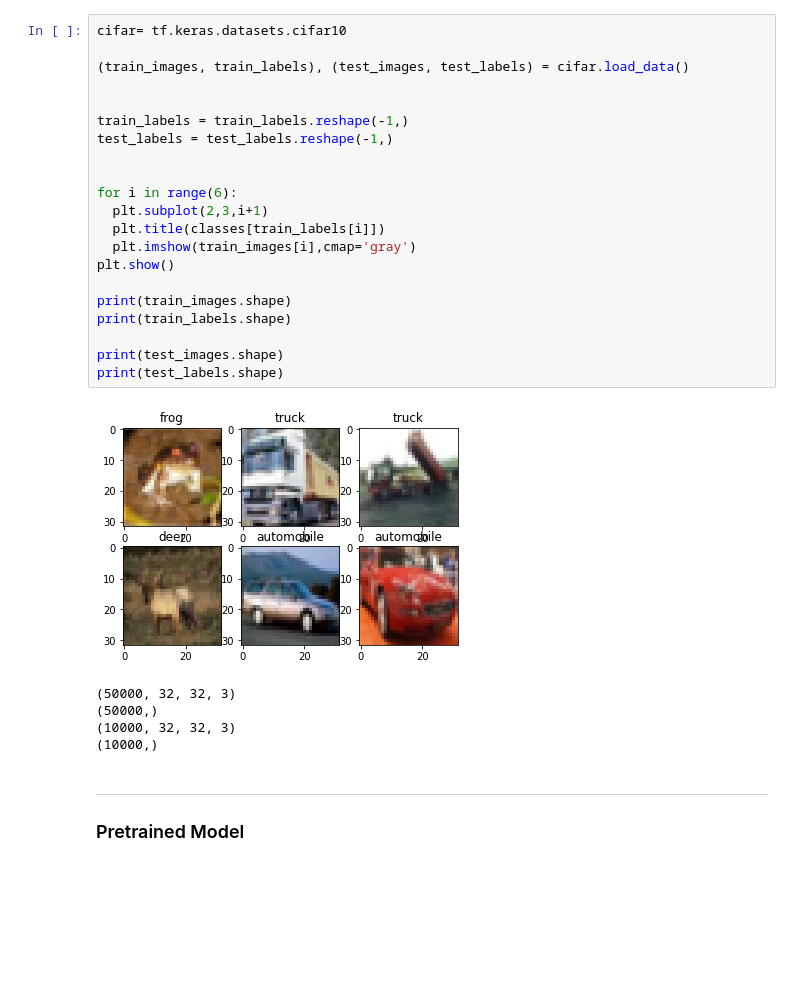
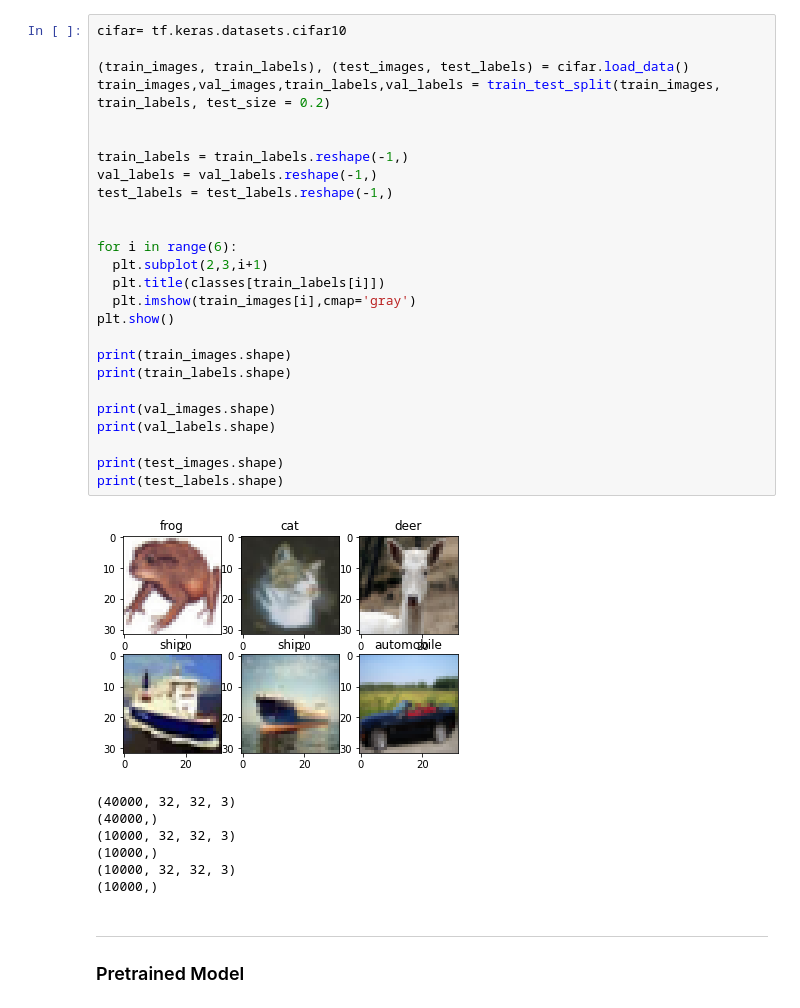
Before and after one commit to koulumang/CSU-CS510, a Jupyter notebook: CIFAR-10-100/Part-3-ResNet-Cifar-10.ipynb, the cells around one changed output. Cells and saved outputs as stored; diff of their text form; blank space fills up the shorter version.

```diff
--- a/CIFAR-10-100/Part-3-ResNet-Cifar-10.ipynb
+++ b/CIFAR-10-100/Part-3-ResNet-Cifar-10.ipynb
@@ -41,30 +40,37 @@ if gpus:
 # %%
 cifar= tf.keras.datasets.cifar10
 
 (train_images, train_labels), (test_images, test_labels) = cifar.load_data()
+train_images,val_images,train_labels,val_labels = train_test_split(train_images, train_labels, test_size = 0.2)
 
 
 train_labels = train_labels.reshape(-1,)
+val_labels = val_labels.reshape(-1,)
 test_labels = test_labels.reshape(-1,)
 
 
 for i in range(6):
   plt.subplot(2,3,i+1)
   plt.title(classes[train_labels[i]])
   plt.imshow(train_images[i],cmap='gray')
 plt.show()
 
 print(train_images.shape)
 print(train_labels.shape)
 
+print(val_images.shape)
+print(val_labels.shape)
+
 print(test_images.shape)
 print(test_labels.shape)
 # %% [output]
-[figure, old version]
+[figure, new version]
-(50000, 32, 32, 3)
-(50000,)
+(40000, 32, 32, 3)
+(40000,)
 (10000, 32, 32, 3)
 (10000,)
+(10000, 32, 32, 3)
+(10000,)
 # %% [markdown]
 
 
```
Also changed, not shown: parts of 11 cells of this notebook, 2 other files.
